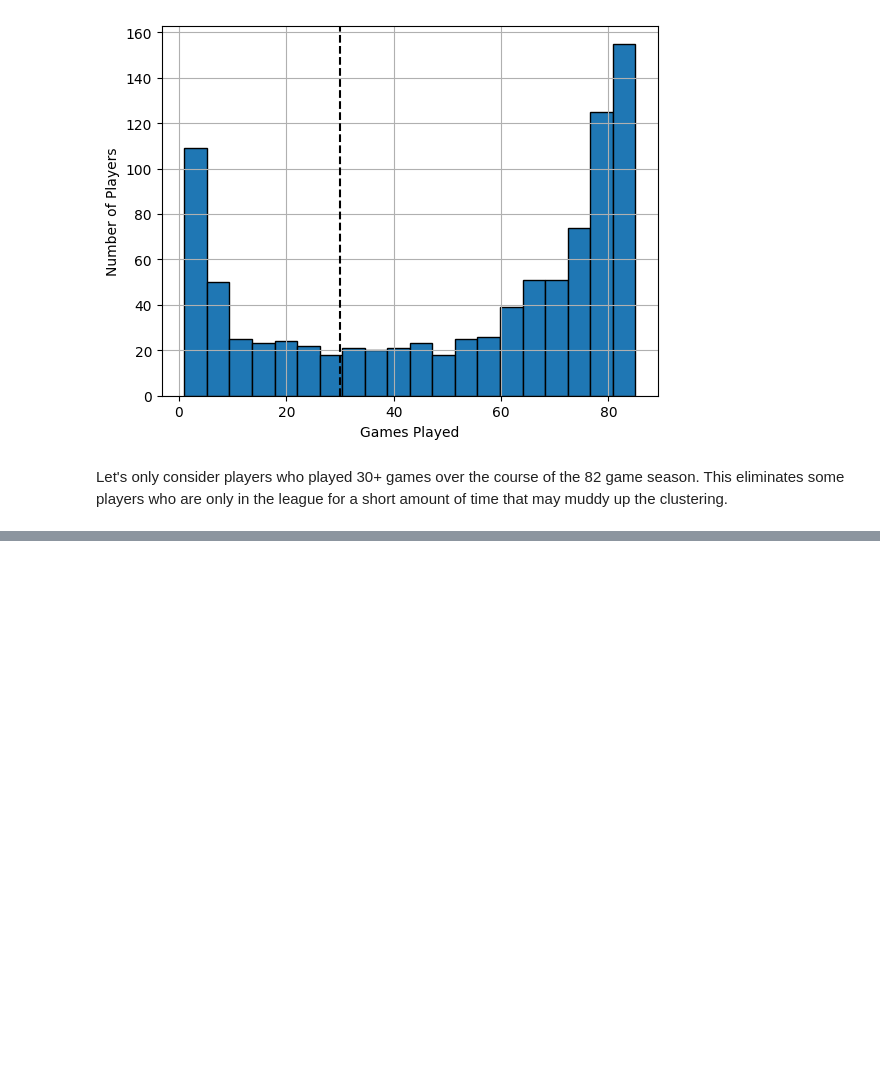
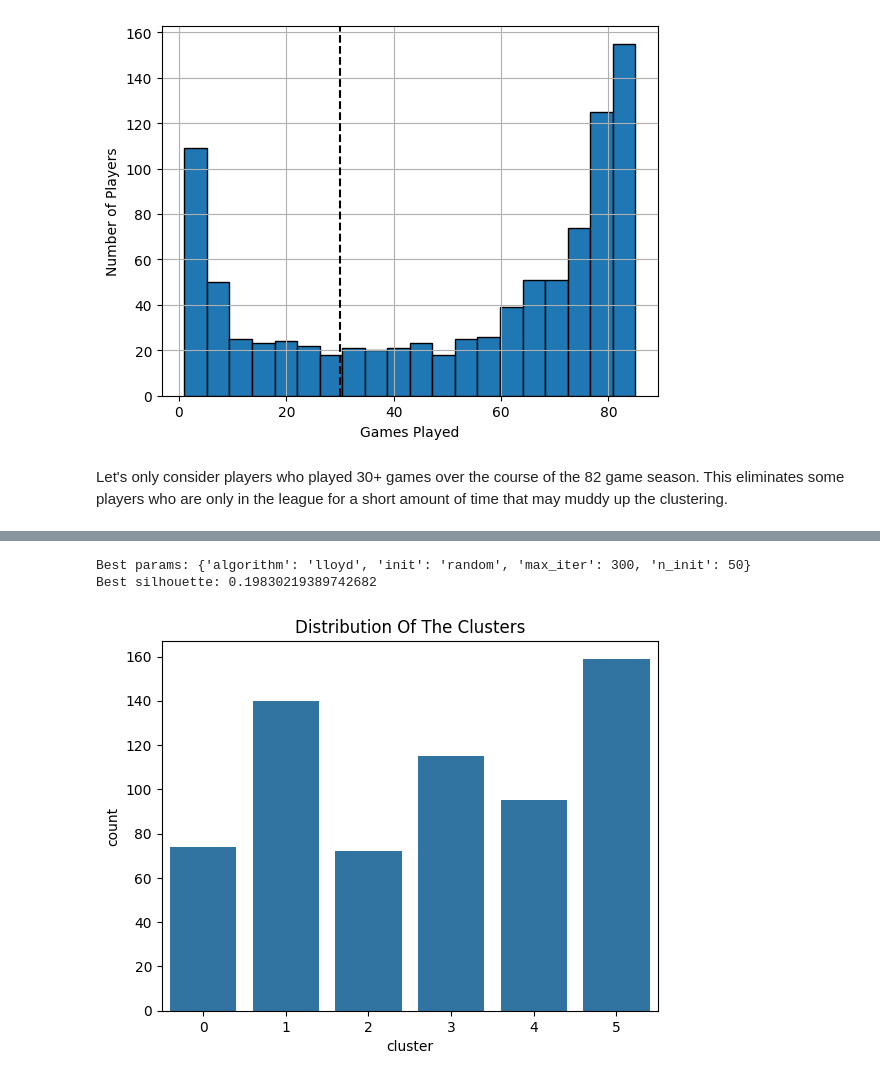
Before and after one commit to wadzii/ml-nhl-player-clustering, a Jupyter notebook: player_clustering.ipynb, the cells around one changed output, grey strips where cells are left out. Cells and saved outputs as stored; diff of their text form; code cells hidden in the pictures; blank space fills up the shorter version.

```diff
--- a/player_clustering.ipynb
+++ b/player_clustering.ipynb
@@ -114,0 +182,5 @@ memory usage: 261.0 KB
+# %%
+# Standardize the data
+feature_names = df.columns.tolist()
+X_scaled = StandardScaler().fit_transform(df)
+df_scaled = pd.DataFrame(X_scaled, columns=feature_names)
@@ -180,0 +271,41 @@ Models to look into:
+# %%
+# Tune other K Means hyperparameters
+class KM(KMeans, BaseEstimator):
+    def score(self, X, y=None):
+        labels = self.fit_predict(X)
+        return silhouette_score(X, labels)
+
+param_grid = {
+    "init": ["k-means++", "random"],
+    "n_init": [10, 20, 50],
+    "max_iter": [300, 600],
+    "algorithm": ["lloyd", "elkan"],
+}
+
+grid = GridSearchCV(
+    estimator=KM(n_clusters=6, random_state=22),
+    param_grid=param_grid,
+    scoring=None,
+    # cv=[(slice(None), slice(None))],
+    n_jobs=-1,
+    # verbose=1,
+)
+grid.fit(X_pca)
+
+print("Best params:", grid.best_params_)
+print("Best silhouette:", grid.best_score_)
+
+# Assign labels to dataframe
+labels = grid.best_estimator_.labels_
+df_scaled['cluster'] = labels
+df['cluster'] = labels
+# %% [output]
+Best params: {'algorithm': 'lloyd', 'init': 'random', 'max_iter': 300, 'n_init': 50}
+Best silhouette: 0.19830219389742682
+# %%
+# Visualize clusters
+pl = sns.countplot(x=df_scaled["cluster"])
+pl.set_title("Distribution Of The Clusters")
+plt.show()
+# %% [output]
+[figure, added]
```
Also changed, not shown: parts of 37 cells of this notebook.
